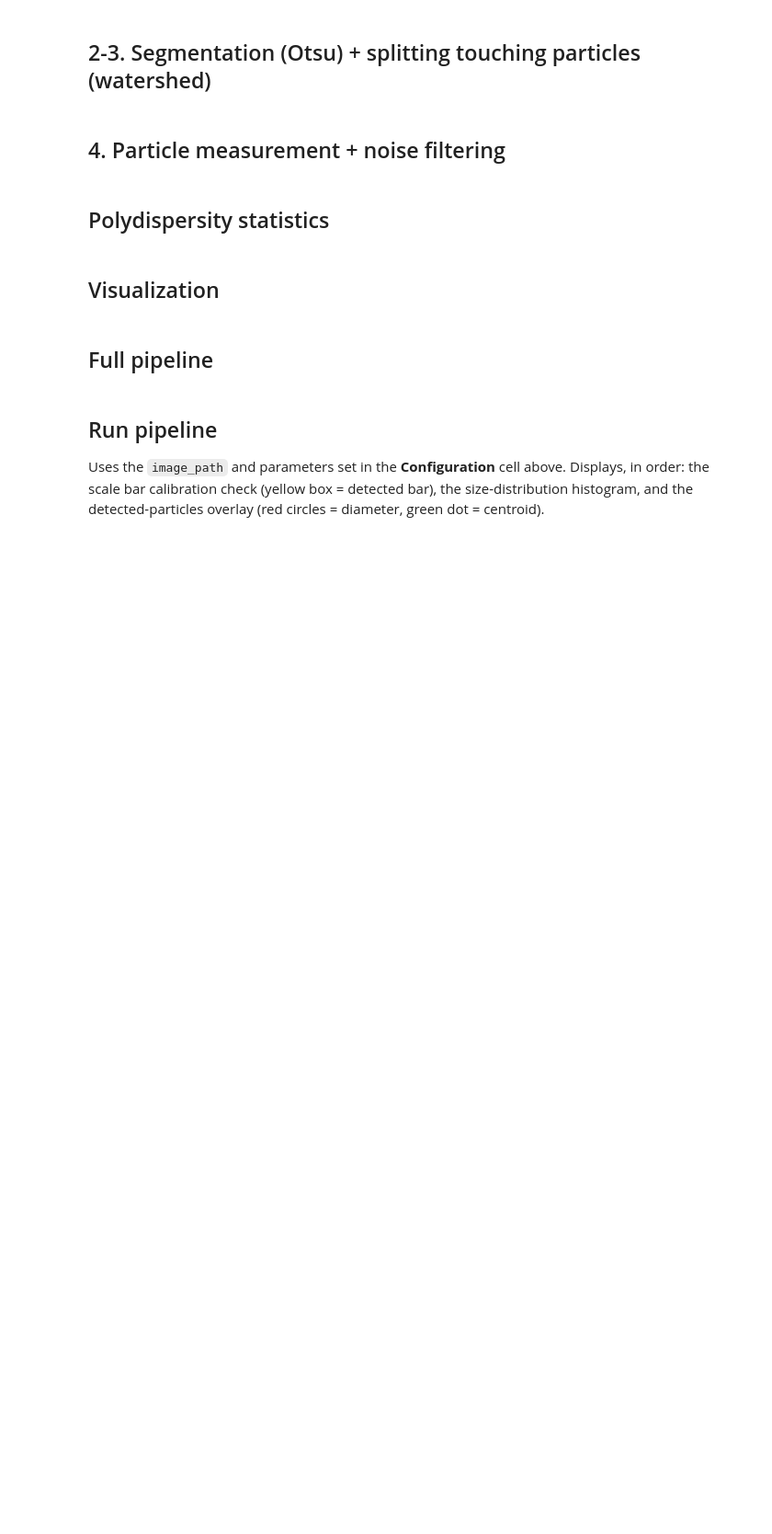
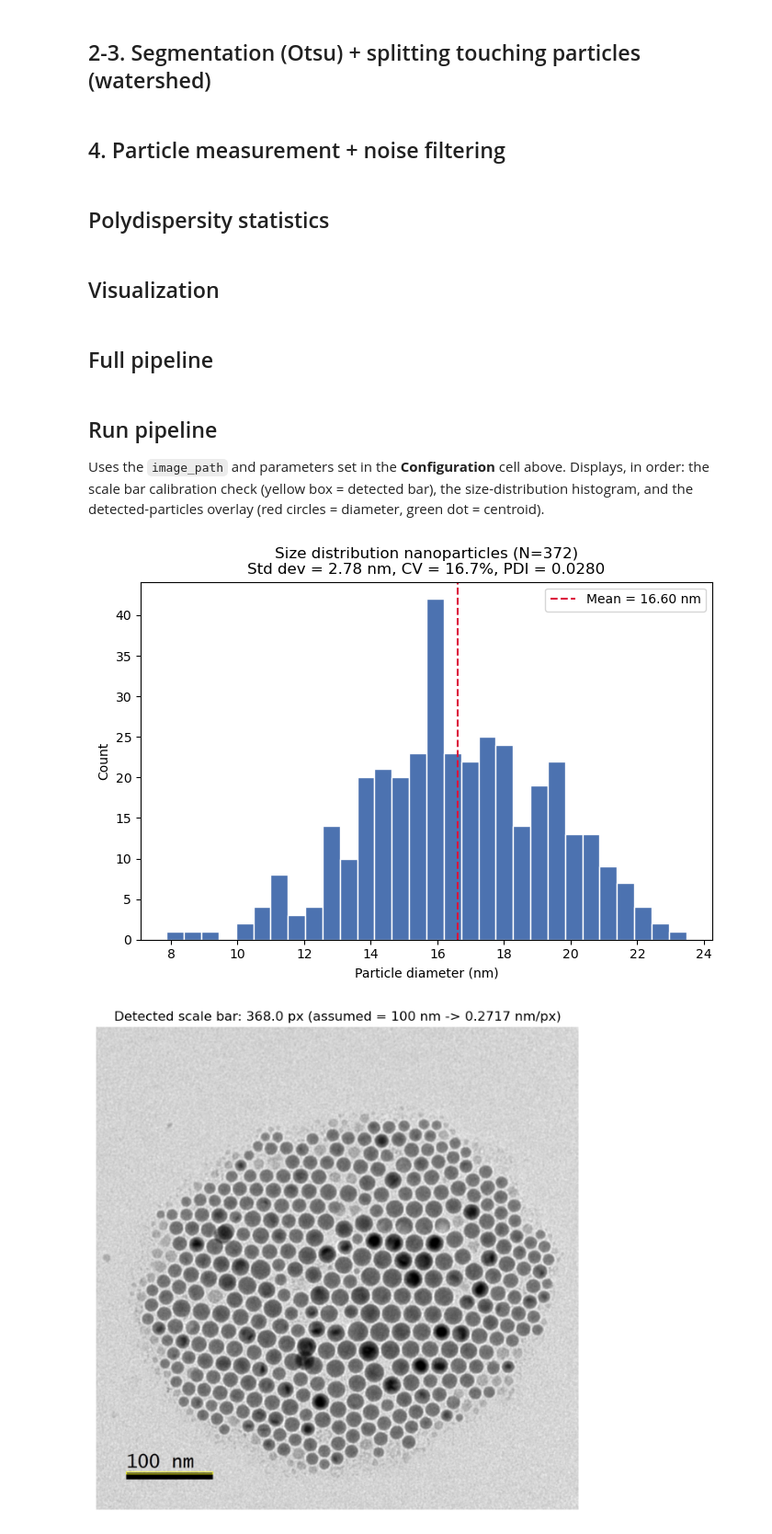
Before and after one commit to Psiche91/Polydispersity, a Jupyter notebook: tem_nanoparticle_polydispersity.ipynb, the cells around one changed output. Shown at 92% size. Drawn from its saved outputs; the diff is of its cells as text; code cells hidden in the pictures; blank space fills up the shorter version.

Commit message:
Fix leftover scalebar_nm references and add batch processing over a folder of images

```diff
--- a/tem_nanoparticle_polydispersity.ipynb
+++ b/tem_nanoparticle_polydispersity.ipynb
@@ -17,11 +17,6 @@ Automatically measures the diameter of spherical nanoparticles in Bright Field T
 Set the path to your TEM image (and, if needed, the other parameters) here before running the rest of the notebook.
 
 **Note on `scalebar_nm`**: the code auto-detects the scale bar's length in *pixels* by scanning the image, but it cannot read the nm value printed next to it (that's text, not something the code OCRs) — you must set it here to match what's written on your image. If different images in your dataset have different scale bar values, update `scalebar_nm` accordingly before re-running.
-# %%
-image_path = "image.jpg"  # <-- set the path to your TEM image
-scalebar_nm = 200  # <-- must match the nm value printed on the scale bar in this image
-scalebar_region = (0.85, 1.0, 0.0, 0.35)
-outdir = "results_TEM"
 # %%
 import os
 
@@ -38,6 +33,10 @@ import matplotlib.pyplot as plt
 ## Preview image
 
 Shows the raw image as loaded, so you can check the scale bar value/position before running the pipeline.
+# %%
+image_path = "./Data/NPs_0016 3.jpg"  # <-- set the path to your TEM image
+scalebar_region = (0.85, 1.0, 0.0, 0.35)
+outdir = "Result_Poly"
 # %%
 preview_img = cv2.imread(image_path, cv2.IMREAD_COLOR)
 if preview_img is None:
@@ -51,7 +52,9 @@ plt.show()
+# %%
+nm = 100  # <-- must match the nm value printed on the scale bar in this image
 # %% [markdown]
 ## 1. Scale bar calibration
 # %%
-def calibrate_scalebar(gray_img, scalebar_nm=200.0, region=(0.85, 1.0, 0.0, 0.35),
+def calibrate_scalebar(gray_img, scalebar_nm=nm, region=(0.85, 1.0, 0.0, 0.35),
                         dark_thresh=100, min_bar_px=30):
     """
     Finds the length in pixels of the scale bar (solid, horizontal black
@@ -350,12 +353,15 @@ Uses the `image_path` and parameters set in the **Configuration** cell above. Di
 # %%
 result = analyze_image(
     image_path,
-    scalebar_nm=scalebar_nm,
+    scalebar_nm=nm,
     scalebar_region=scalebar_region,
     outdir=outdir,
 )
 
-show_calibration_check(image_path, result["calibration"], scalebar_nm)
+show_calibration_check(image_path, result["calibration"], nm)
 show_overlay(result["overlay"], n_particles=result["stats"]["n"])
 
 result["stats"]
+# %% [output]
+[figure, added]
+[figure, added]
```
Also changed, not shown: parts of 8 cells of this notebook, 1 other file.
